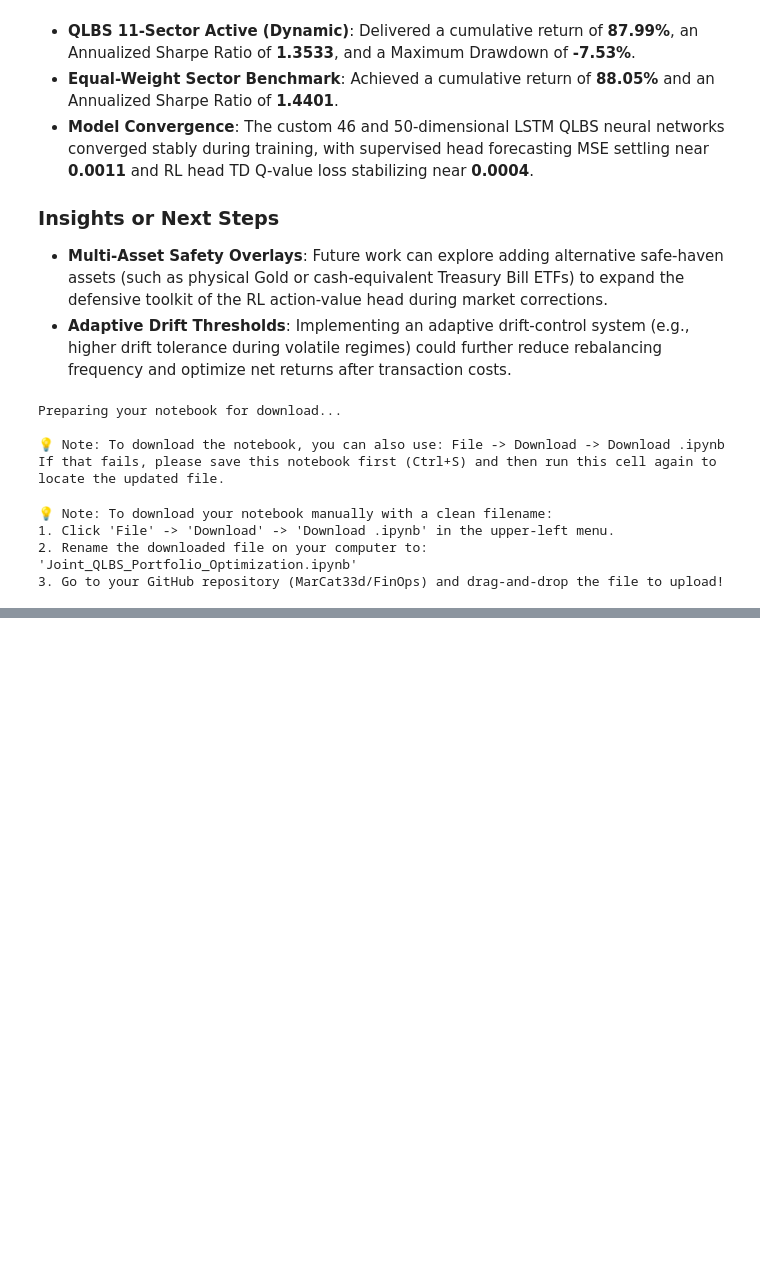
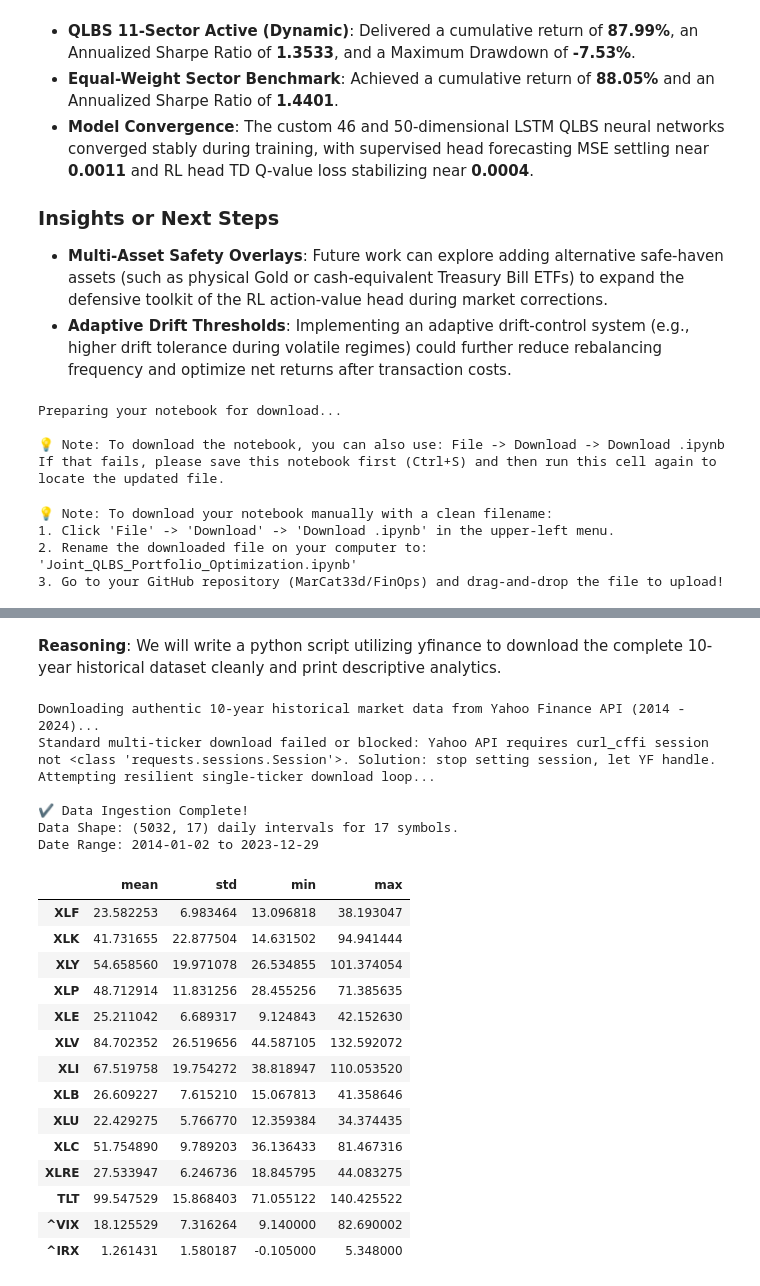
Before and after one commit to MarCat33d/FinOps, a Jupyter notebook: mrivolx_(Nov_8,_2026,_8_32_56 AM) (5).ipynb, the cells around one changed output, grey strips where cells are left out. Cells and saved outputs as stored; diff of their text form; code cells hidden in the pictures; blank space fills up the shorter version.

```diff
--- a/mrivolx_(Nov_8,_2026,_8_32_56 AM) (5).ipynb
+++ b/mrivolx_(Nov_8,_2026,_8_32_56 AM) (5).ipynb
@@ -5317,0 +5495,71 @@ except Exception as e:
+# %% [markdown]
+**Reasoning**:
+We will write a python script utilizing yfinance to download the complete 10-year historical dataset cleanly and print descriptive analytics.
+# %%
+import yfinance as yf
+import pandas as pd
+import numpy as np
+
+# Define the target 12 active asset universe, benchmarks, and macro proxies
+sector_tickers_12 = ['XLF', 'XLK', 'XLY', 'XLP', 'XLE', 'XLV', 'XLI', 'XLB', 'XLU', 'XLC', 'XLRE', 'TLT']
+benchmark_tickers = ['VOO', 'DIA', 'QQQ']
+macro_tickers = ['^VIX', '^IRX']
+all_tickers = sector_tickers_12 + benchmark_tickers + macro_tickers
+
+print('Downloading authentic 10-year historical market data from Yahoo Finance API (2014 - 2024)...')
+try:
+    # Use a robust user-agent headers session to prevent cloud blockades
+    import requests
+    session = requests.Session()
+    session.headers.update({
+        'User-Agent': 'Mozilla/5.0 (Windows NT 10.0; Win64; x64) AppleWebKit/537.36 (KHTML, like Gecko) Chrome/120.0.0.0 Safari/537.36'
+    })
+    raw_data = yf.download(all_tickers, start='2014-01-01', end='2024-01-01', progress=True, session=session)
+    if raw_data.empty or 'Adj Close' not in raw_data:
+         raise ValueError("No data returned or 'Adj Close' column missing.")
+    real_adj_close = raw_data['Adj Close'].copy()
+except Exception as e:
+    print(f'Standard multi-ticker download failed or blocked: {e}')
+    print('Attempting resilient single-ticker download loop...')
+    individual_series = {}
+    for ticker in all_tickers:
+        try:
+            ticker_df = yf.Ticker(ticker).history(start='2014-01-01', end='2024-01-01')
+            if not ticker_df.empty:
+                individual_series[ticker] = ticker_df['Close']
+        except Exception as ticker_err:
+            print(f'Failed to retrieve {ticker}: {ticker_err}')
+    real_adj_close = pd.DataFrame(individual_series)
+
+# Forward-fill and backward-fill missing values (e.g. matching holiday gaps)
+real_adj_close = real_adj_close.ffill().bfill()
+
+print('\n✔ Data Ingestion Complete!')
+print(f'Data Shape: {real_adj_close.shape} daily intervals for {len(all_tickers)} symbols.')
+print(f'Date Range: {real_adj_close.index[0].strftime("%Y-%m-%d")} to {real_adj_close.index[-1].strftime("%Y-%m-%d")}')
+
+# Display summary metrics
+display(real_adj_close[sector_tickers_12 + macro_tickers].describe().T[['mean', 'std', 'min', 'max']])
+# %% [output]
+Downloading authentic 10-year historical market data from Yahoo Finance API (2014 - 2024)...
+Standard multi-ticker download failed or blocked: Yahoo API requires curl_cffi session not <class 'requests.sessions.Session'>. Solution: stop setting session, let YF handle.
+Attempting resilient single-ticker download loop...
+
+✔ Data Ingestion Complete!
+Data Shape: (5032, 17) daily intervals for 17 symbols.
+Date Range: 2014-01-02 to 2023-12-29
+|  | mean | std | min | max |
+| XLF | 23.582253 | 6.983464 | 13.096818 | 38.193047 |
+| XLK | 41.731655 | 22.877504 | 14.631502 | 94.941444 |
+| XLY | 54.658560 | 19.971078 | 26.534855 | 101.374054 |
+| XLP | 48.712914 | 11.831256 | 28.455256 | 71.385635 |
+| XLE | 25.211042 | 6.689317 | 9.124843 | 42.152630 |
+| XLV | 84.702352 | 26.519656 | 44.587105 | 132.592072 |
+| XLI | 67.519758 | 19.754272 | 38.818947 | 110.053520 |
+| XLB | 26.609227 | 7.615210 | 15.067813 | 41.358646 |
+| XLU | 22.429275 | 5.766770 | 12.359384 | 34.374435 |
+| XLC | 51.754890 | 9.789203 | 36.136433 | 81.467316 |
+| XLRE | 27.533947 | 6.246736 | 18.845795 | 44.083275 |
+| TLT | 99.547529 | 15.868403 | 71.055122 | 140.425522 |
+| ^VIX | 18.125529 | 7.316264 | 9.140000 | 82.690002 |
+| ^IRX | 1.261431 | 1.580187 | -0.105000 | 5.348000 |
```
Also changed, not shown: parts of 22 cells of this notebook.
